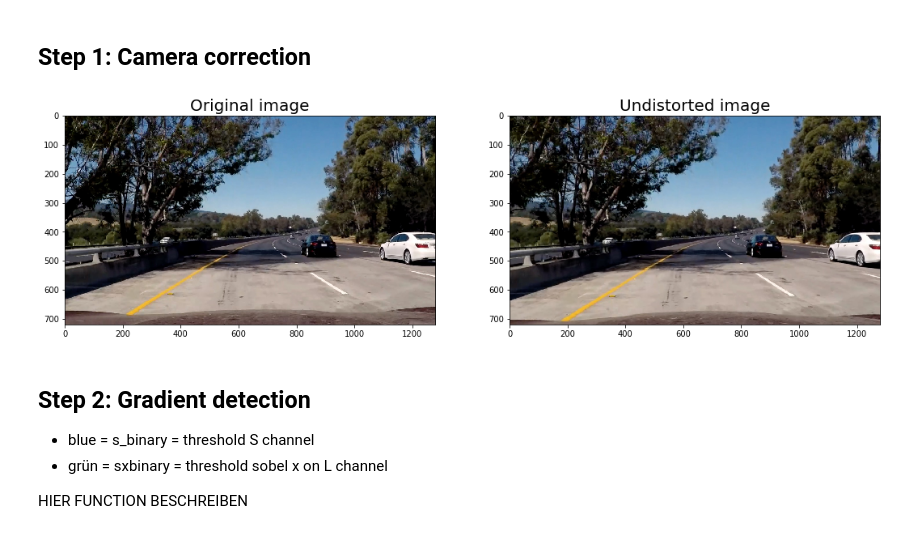
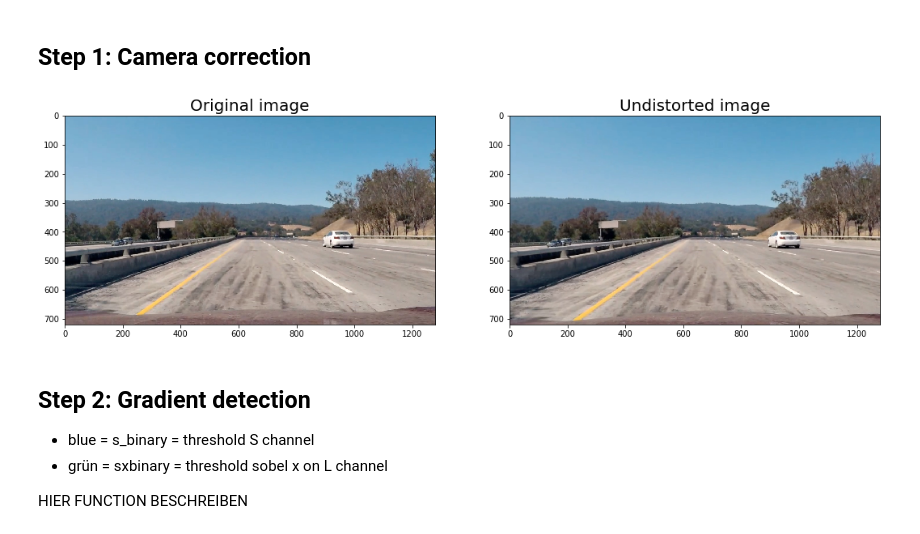
Before and after one commit to tw00/CarND-Advanced-Lane-Lines, a Jupyter notebook: writeup_tw.ipynb, the cells around one changed output. Cells and saved outputs as stored; diff of their text form; code cells hidden in the pictures.

```diff
--- a/writeup_tw.ipynb
+++ b/writeup_tw.ipynb
@@ -69,19 +68,20 @@ ax2.imshow(dst), ax2.set_title('Undistorted Image', fontsize=30);
 # %%
 # Load and filter image
 img = cv2.imread('color-shadow-example.jpg')
+img = cv2.imread('test_images/test7.jpg')
 img = cv2.cvtColor(img, cv2.COLOR_BGR2RGB)
 
 cam = Camera()
 cam.load_calibration()
 img_undist = cam.undistort_img(img);
 
 # Visualize undistortion
 f, (ax1, ax2) = plt.subplots(1, 2, figsize=(14,9))
 ax1.imshow(img), ax1.set_title('Original image', fontsize=20)
 ax2.imshow(img_undist), ax2.set_title('Undistorted image', fontsize=20);
 plt.subplots_adjust(left=0., right=1, top=1, bottom=0.)
 # %% [output]
-[figure, old version]
+[figure, new version]
 # %% [markdown]
 ## Step 2: Gradient detection
 
```
Also changed, not shown: parts of 13 cells of this notebook, 16 other files.
